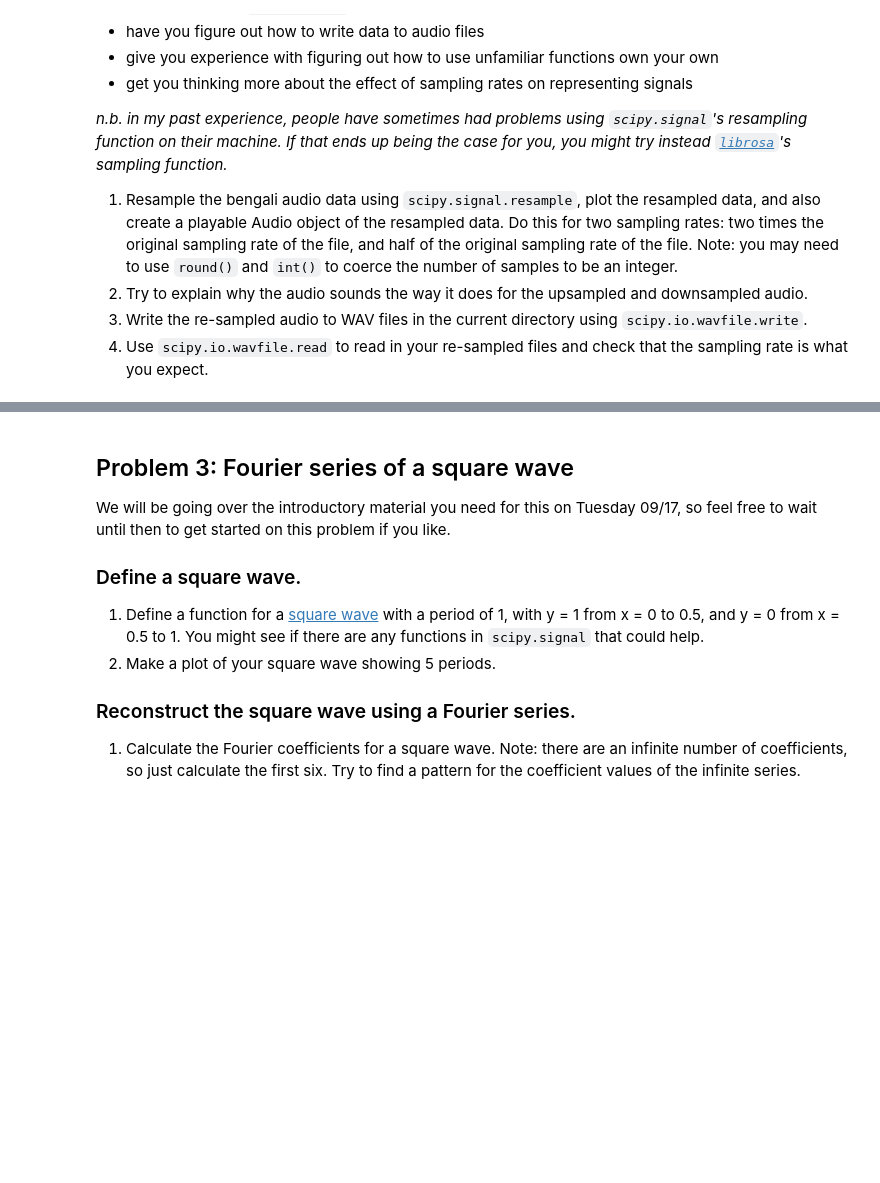
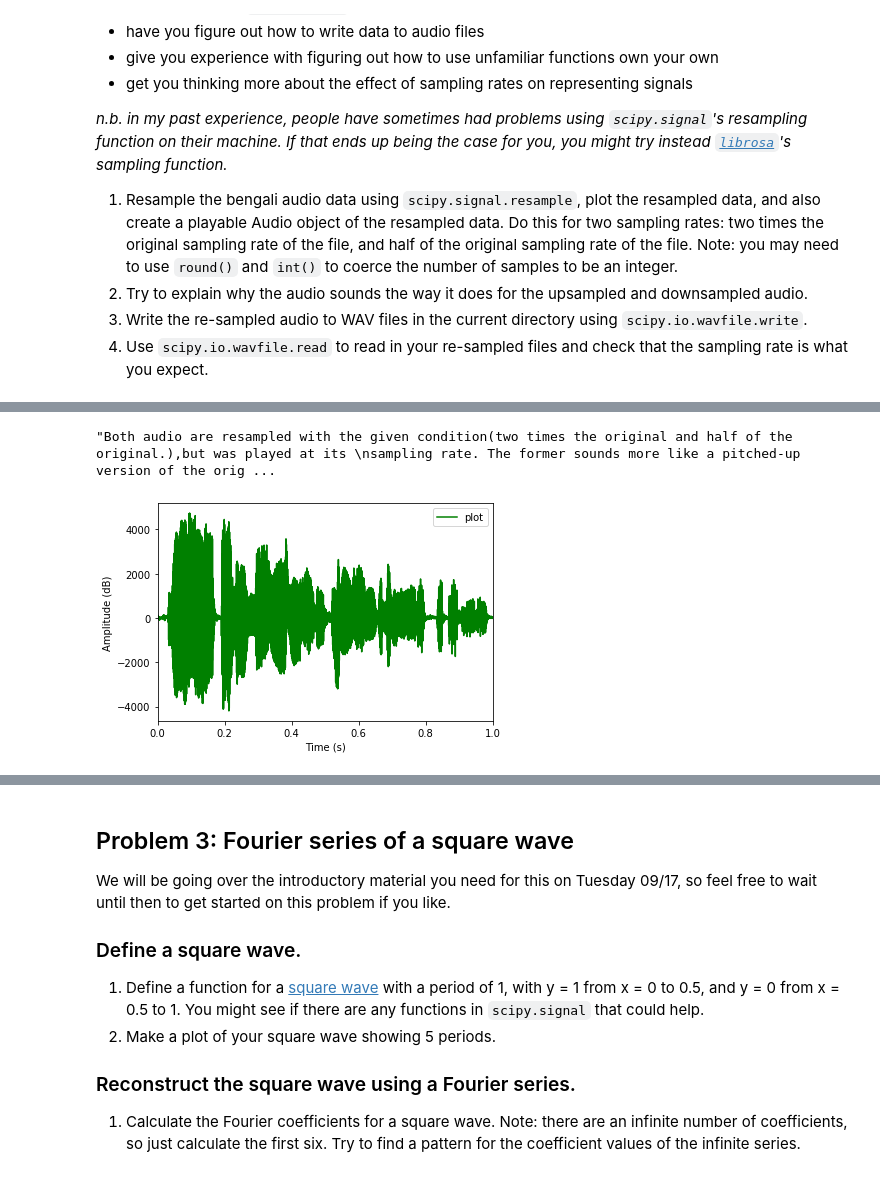
Before and after one commit to ling592b-f19/ling592b-f19-ps02-rayt98, a Jupyter notebook: 592B-f19_ps02.ipynb, the cells around one changed output, grey strips where cells are left out. Cells and saved outputs as stored; diff of their text form; code cells hidden in the pictures; blank space fills up the shorter version.

```diff
--- a/592B-f19_ps02.ipynb
+++ b/592B-f19_ps02.ipynb
@@ -43,0 +73,9 @@ The purpose of this problem is to:
+# %%
+new_data_half=signal.resample(audio_1,int(fs_1/2))
+plotsAndPlay(new_data_half,0,1,fs_1/2-1,1)
+
+
+"""Both audio are resampled with the given condition(two times the original and half of the original.),but was played at its
+sampling rate. The former sounds more like a pitched-up version of the original because of higher sampling rate, the latter sounds
+deeper and that's because of lower sampling rate"""
+# %% [output]
@@ -43,0 +83,2 @@ The purpose of this problem is to:
+"Both audio are resampled with the given condition(two times the original and half of the original.),but was played at its \nsampling rate. The former sounds more like a pitched-up version of the orig ...
+[figure, added]
```
Also changed, not shown: parts of 7 cells of this notebook, 2 other files.
